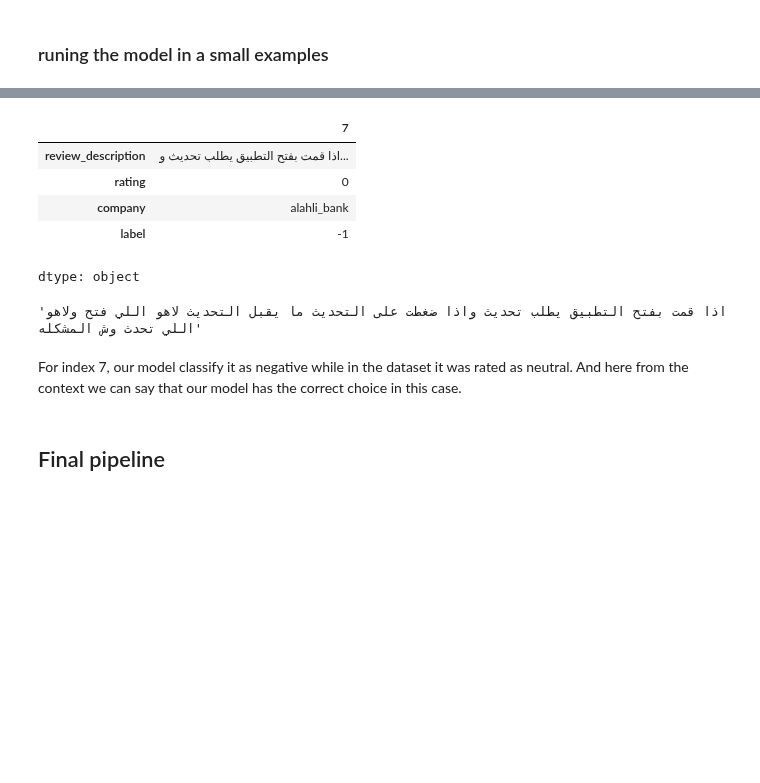
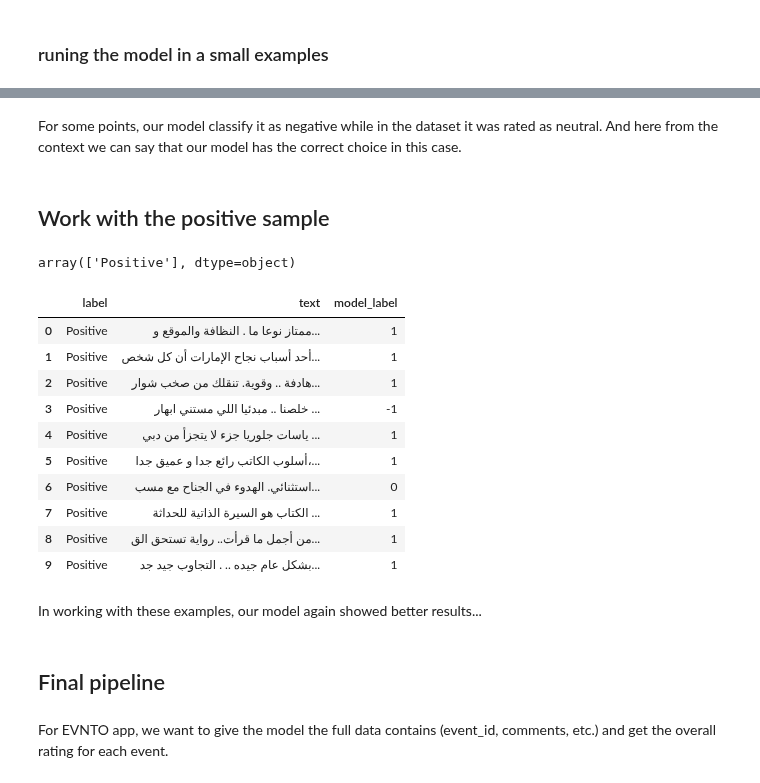
Before and after one commit to mohamedyosef101/learning_area, a Jupyter notebook: sentiment-analysis/notebooks/modelling.ipynb, the cells around one changed output, grey strips where cells are left out. Saved outputs shown, nothing was run; the diff lists cells and outputs as text; code cells hidden in the pictures; blank space fills up the shorter version.

```diff
--- a/sentiment-analysis/notebooks/modelling.ipynb
+++ b/sentiment-analysis/notebooks/modelling.ipynb
@@ -47,9 +51,3 @@ pipe(examples)
  {'label': 'neutral', 'score': 0.4663392901420593},
  {'label': 'negative', 'score': 0.6648894548416138},
  {'label': 'positive', 'score': 0.9908993244171143}]
-# %%
-output = pipe(examples)
-# %%
-for example in examples:
-  output = pipe(example)[0]
-  print(output['label'])
@@ -108,17 +86,38 @@ dtype: bool
-# %%
-df.iloc[7, :]
-# %% [output]
-|  | 7 |
-| review_description | اذا قمت بفتح التطبيق يطلب تحديث و... |
-| rating | 0 |
-| company | alahli_bank |
-| label | -1 |
-dtype: object
-# %%
-df.iloc[7, 0]
-# %% [output]
-'اذا قمت بفتح التطبيق يطلب تحديث واذا ضغطت على التحديث ما يقبل التحديث لاهو اللي فتح ولاهو اللي تحدث وش المشكله'
 # %% [markdown]
-For index 7, our model classify it as negative while in the dataset it was rated as neutral. And here from the context we can say that our model has the correct choice in this case.
+For some points, our model classify it as negative while in the dataset it was rated as neutral. And here from the context we can say that our model has the correct choice in this case.
+# %% [markdown]
+## Work with the positive sample
+# %%
+RestaurantReviews.label.unique()
+# %% [output]
+array(['Positive'], dtype=object)
+# %%
+df = RestaurantReviews.iloc[:10, :]
+df['model_label'] = None
+comments = "text"
+for index, review in df.iterrows():
+  output = pipe(review[comments])[0]
+  if output['label'] == 'positive':
+    label = 1
+  elif output['label'] == 'negative':
+    label = -1
+  else: label = 0
+  df.at[index, 'model_label'] = label
+# %%
+df[df['model_label'] != df['label']]
+# %% [output]
+|  | label | text | model_label |
+| 0 | Positive | ممتاز نوعا ما . النظافة والموقع و... | 1 |
+| 1 | Positive | أحد أسباب نجاح الإمارات أن كل شخص... | 1 |
+| 2 | Positive | هادفة .. وقوية. تنقلك من صخب شوار... | 1 |
+| 3 | Positive | خلصنا .. مبدئيا اللي مستني ابهار ... | -1 |
+| 4 | Positive | ياسات جلوريا جزء لا يتجزأ من دبي ... | 1 |
+| 5 | Positive | أسلوب الكاتب رائع جدا و عميق جدا،... | 1 |
+| 6 | Positive | استثنائي. الهدوء في الجناح مع مسب... | 0 |
+| 7 | Positive | الكتاب هو السيرة الذاتية للحداثة ... | 1 |
+| 8 | Positive | من أجمل ما قرأت.. رواية تستحق الق... | 1 |
+| 9 | Positive | بشكل عام جيده .. . التجاوب جيد جد... | 1 |
+# %% [markdown]
+In working with these examples, our model again showed better results...
 # %% [markdown]
 ## Final pipeline
@@ -150,0 +124,2 @@ print(rating)
+# %% [markdown]
+For EVNTO app, we want to give the model the full data contains (event_id, comments, etc.) and get the overall rating for each event.
```
Also changed, not shown: parts of 15 cells of this notebook.
